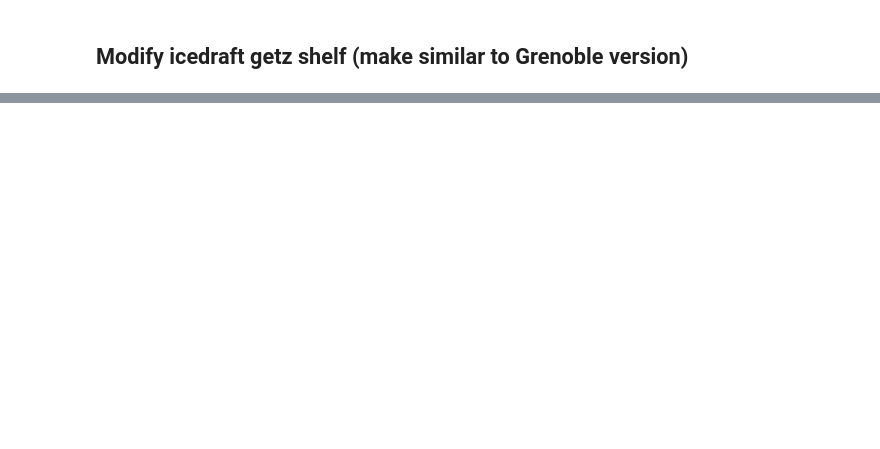
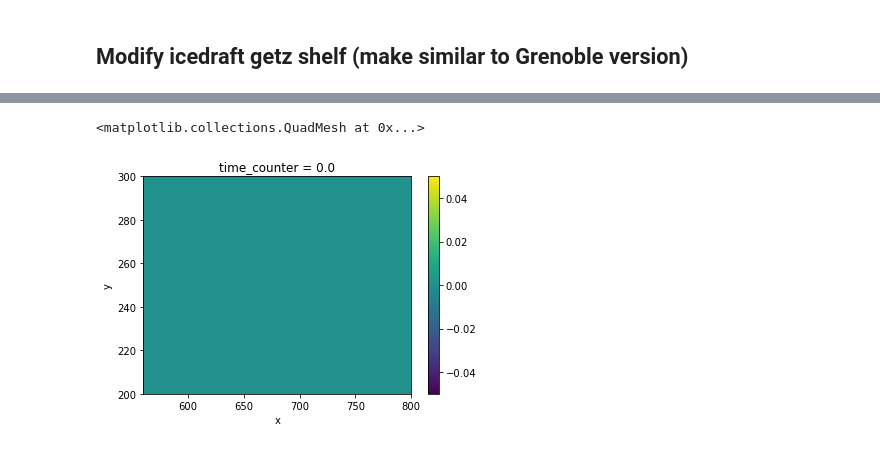
Before and after one commit to brogalla/analysis-birgal, a Jupyter notebook: nemo_config_setup/climate-experiments/modify_getz_icedraft.ipynb, the cells around one changed output, grey strips where cells are left out. Drawn from its saved outputs; the diff is of its cells as text; code cells hidden in the pictures; blank space fills up the shorter version.

```diff
--- a/nemo_config_setup/climate-experiments/modify_getz_icedraft.ipynb
+++ b/nemo_config_setup/climate-experiments/modify_getz_icedraft.ipynb
@@ -46,0 +122,11 @@ my_icsS = xr.open_dataset(f'{base_dir}initial-conditions/SOSE-AbsSal-initial-con
+# %%
+new_domcfg = xr.open_dataset(f'{base_dir}bathymetry/domain_cfg-20240305-deep-getz.nc')
+new_icsT = xr.open_dataset(f'{base_dir}initial-conditions/SOSE-ConsTemp-initial-conditions-20250117.nc')
+new_icsS = xr.open_dataset(f'{base_dir}initial-conditions/SOSE-AbsSal-initial-conditions-20250117.nc')
+# %%
+issue = xr.where((new_domcfg.squeeze().bottom_level) < (new_domcfg.squeeze().top_level), 1, 0)
+# %%
+issue.plot(xlim=(560,800), ylim=(200,300))
+# %% [output]
+<matplotlib.collections.QuadMesh at 0x...>
+[figure, added]
```
Also changed, not shown: parts of 15 cells of this notebook.
